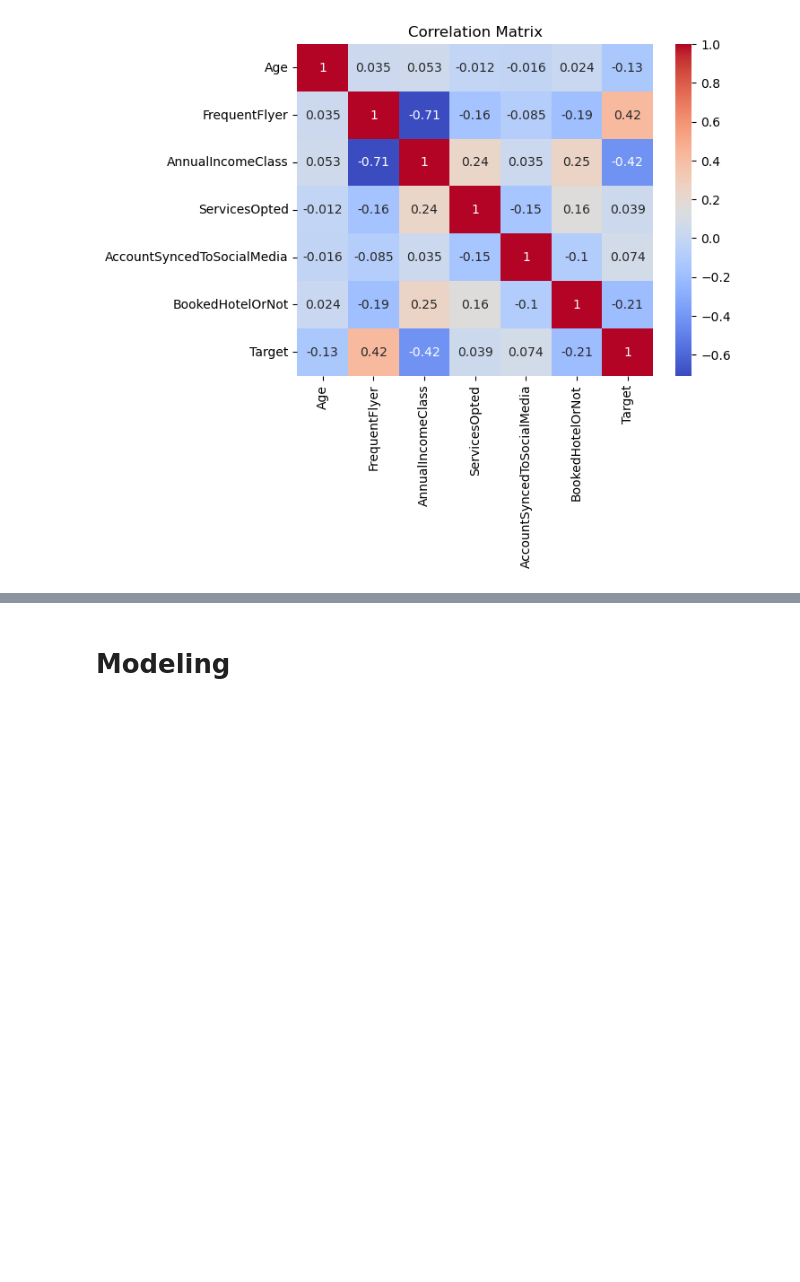
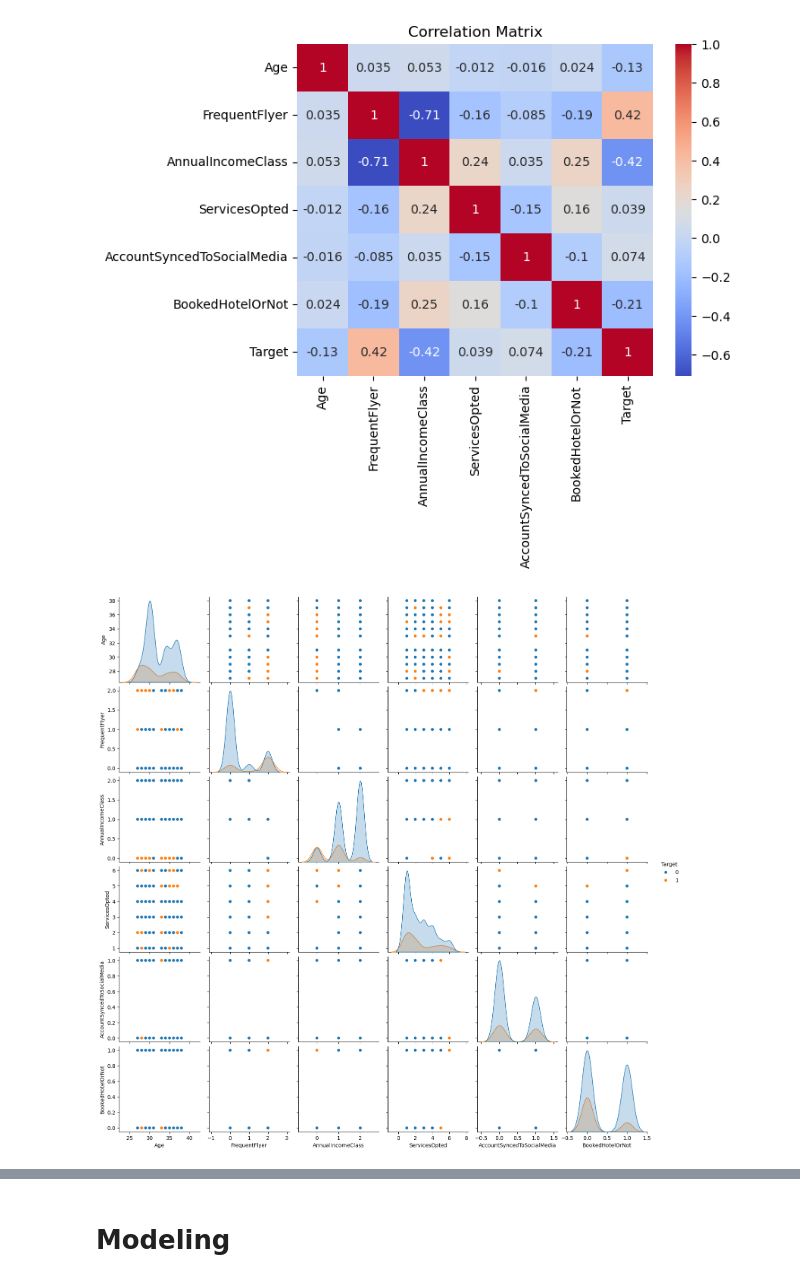
Before and after one commit to idatonui/Customers-Travel, a Jupyter notebook: notebook.ipynb, the cells around one changed output, grey strips where cells are left out. Saved outputs shown, nothing was run; the diff lists cells and outputs as text; code cells hidden in the pictures; blank space fills up the shorter version.

```diff
--- a/notebook.ipynb
+++ b/notebook.ipynb
@@ -245,3 +246,9 @@ plt.title('Correlation Matrix')
 plt.show()
 # %% [output]
 [figure]
+# %%
+# Pairplot for all numerical variables
+sns.pairplot(data, hue='Target')
+plt.show()
+# %% [output]
+[figure, added]
```
Also changed, not shown: parts of 22 cells of this notebook.
